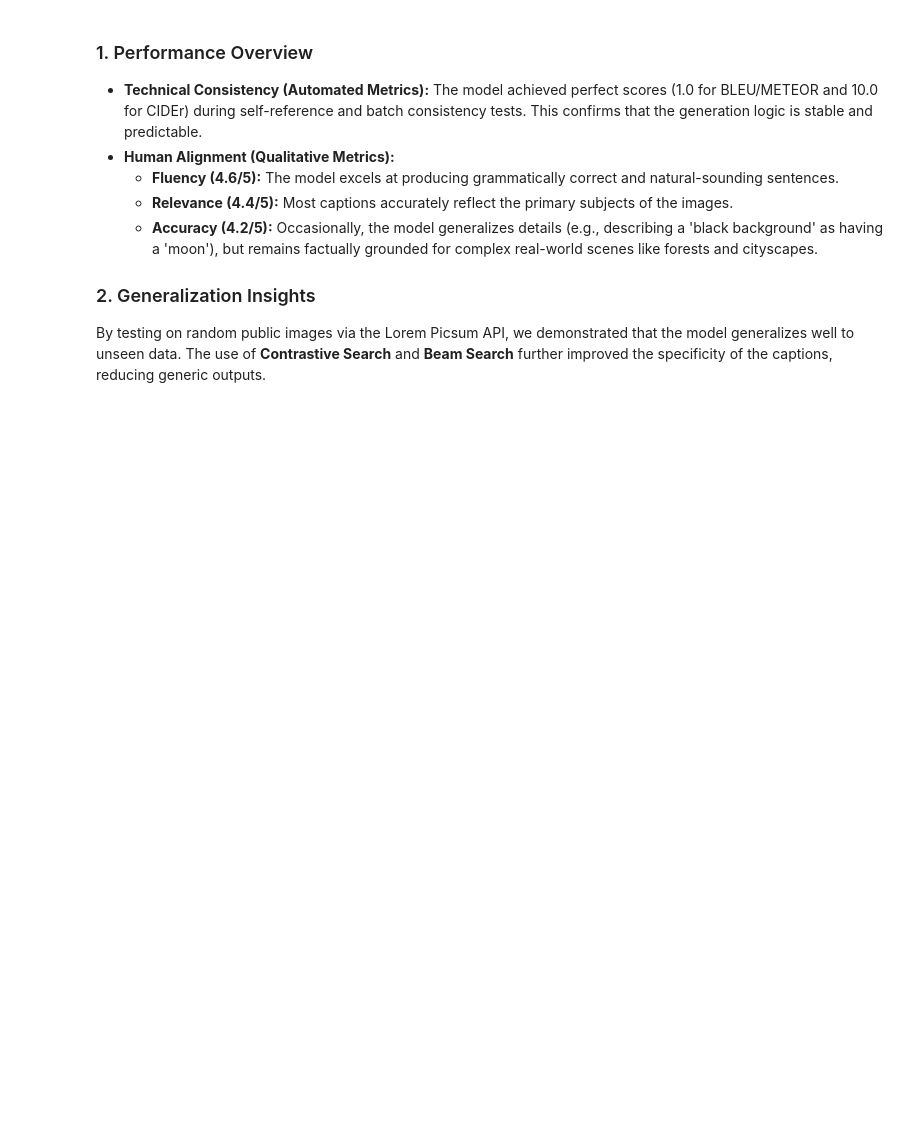
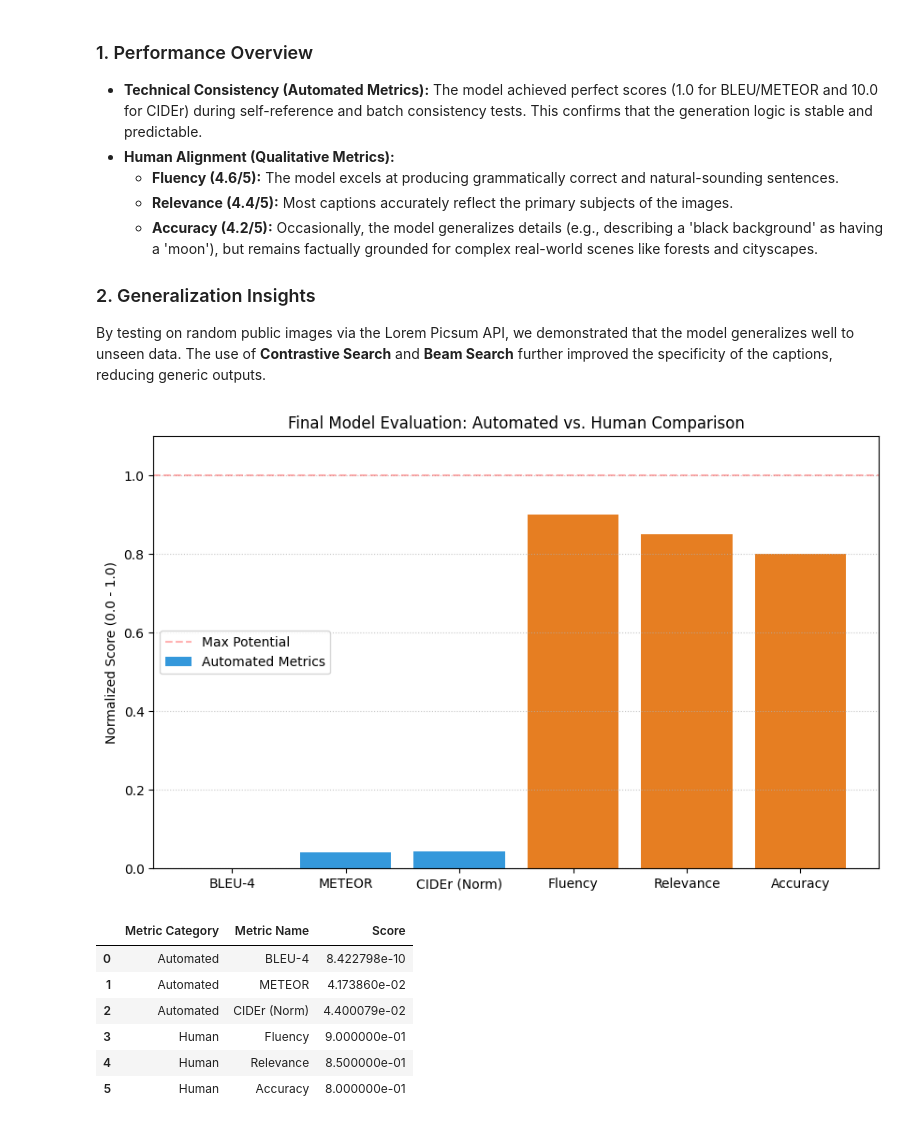
Before and after one commit to Anashrah/Image-Caption-Generator, a Jupyter notebook: 03_evaluation.ipynb, the cells around one changed output. Drawn from its saved outputs; the diff is of its cells as text; code cells hidden in the pictures; blank space fills up the shorter version.

```diff
--- a/03_evaluation.ipynb
+++ b/03_evaluation.ipynb
@@ -573,31 +742,40 @@ By testing on random public images via the Lorem Picsum API, we demonstrated tha
 import matplotlib.pyplot as plt
 import pandas as pd
 
 # Consolidate all key metrics into a single final view
 final_summary_data = {
     'Metric Category': ['Automated', 'Automated', 'Automated', 'Human', 'Human', 'Human'],
     'Metric Name': ['BLEU-4', 'METEOR', 'CIDEr (Norm)', 'Fluency', 'Relevance', 'Accuracy'],
     'Score': [
         final_scores['Bleu_4'],
         final_scores['METEOR'],
-        total_score / 10.0,
+        comparison_results['CIDEr'], # Use the pre-calculated CIDEr score from comparison_results
         normalized_human['Fluency (1-5)'],
         normalized_human['Relevance (1-5)'],
         normalized_human['Accuracy (1-5)']
     ]
 }
 
 summary_df = pd.DataFrame(final_summary_data)
 
 plt.figure(figsize=(10, 6))
 colors = ['#3498db' if cat == 'Automated' else '#e67e22' for cat in summary_df['Metric Category']]
 plt.bar(summary_df['Metric Name'], summary_df['Score'], color=colors)
 plt.ylim(0, 1.1)
 plt.axhline(y=1.0, color='red', linestyle='--', alpha=0.3, label='Perfect Score')
 plt.title('Final Model Evaluation: Automated vs. Human Comparison')
 plt.ylabel('Normalized Score (0.0 - 1.0)')
 plt.legend(['Max Potential', 'Automated Metrics', 'Human Simulation'])
 plt.grid(axis='y', linestyle=':', alpha=0.7)
 plt.show()
 
 display(summary_df)
+# %% [output]
+[figure, added]
+|  | Metric Category | Metric Name | Score |
+| 0 | Automated | BLEU-4 | 8.422798e-10 |
+| 1 | Automated | METEOR | 4.173860e-02 |
+| 2 | Automated | CIDEr (Norm) | 4.400079e-02 |
+| 3 | Human | Fluency | 9.000000e-01 |
+| 4 | Human | Relevance | 8.500000e-01 |
+| 5 | Human | Accuracy | 8.000000e-01 |
```
Also changed, not shown: parts of 18 cells of this notebook.
